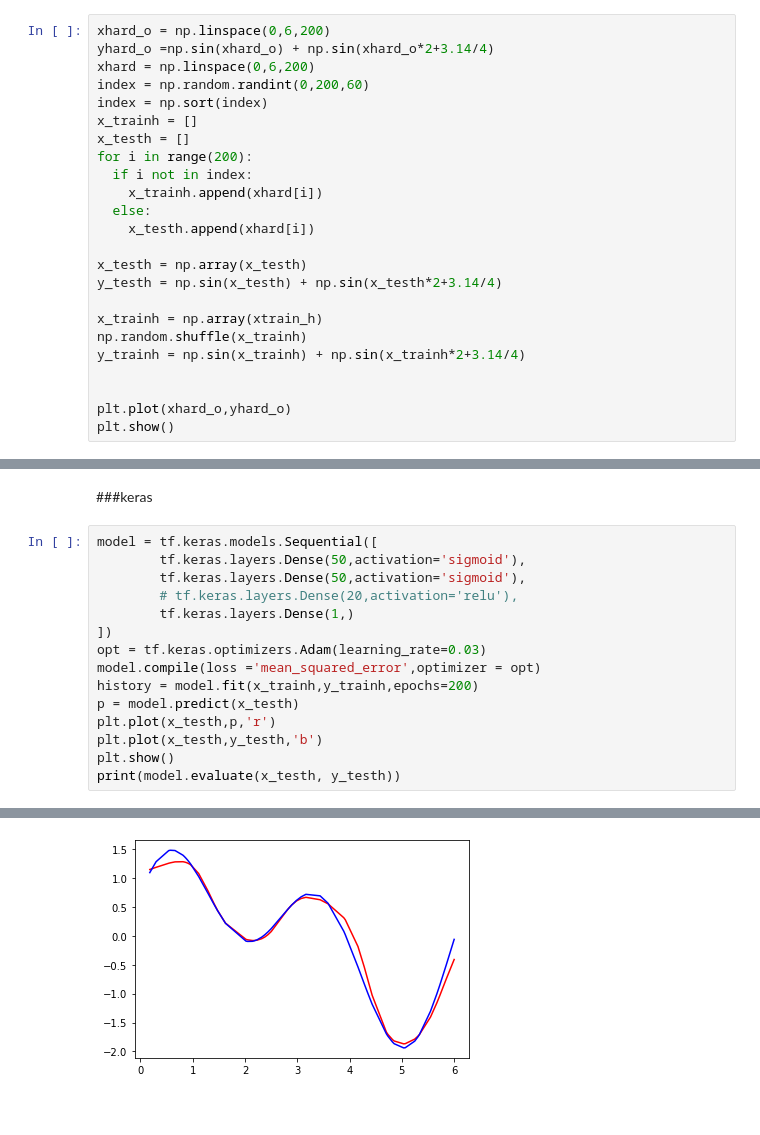
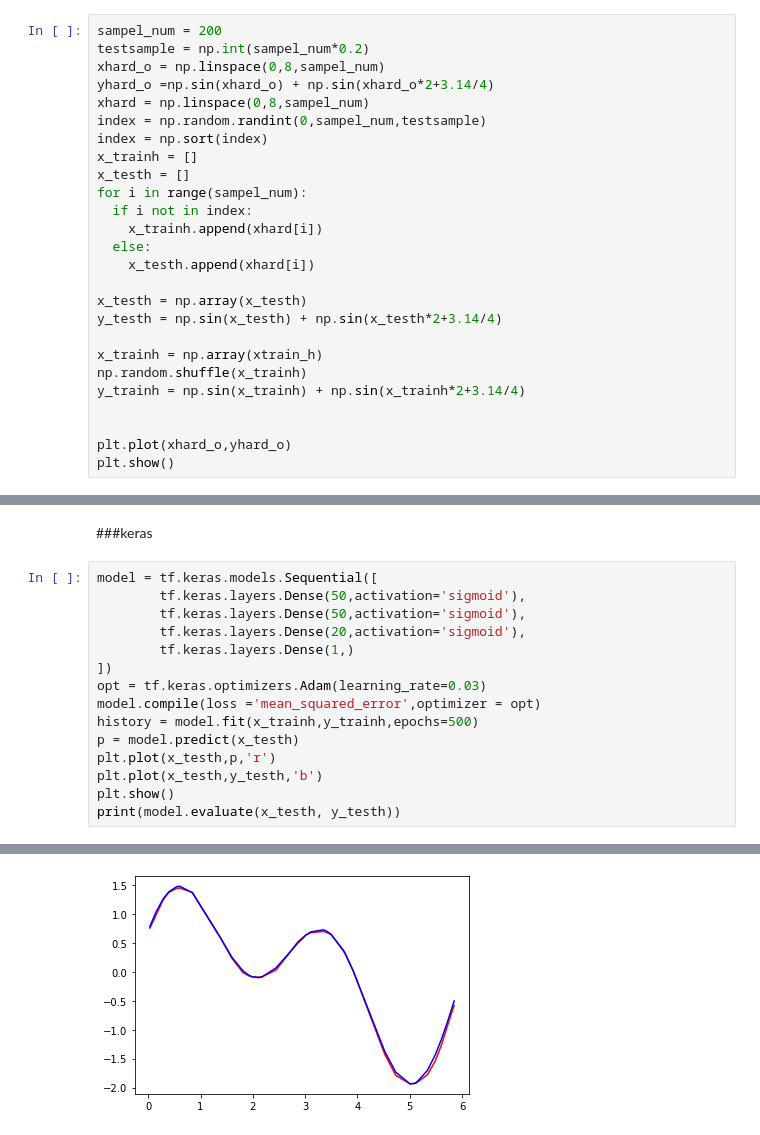
Before and after one commit to mahsaghn/MLP, a Jupyter notebook: mlp123.ipynb, the cells around one changed output, grey strips where cells are left out. Drawn from its saved outputs; the diff is of its cells as text.

```diff
--- a/mlp123.ipynb
+++ b/mlp123.ipynb
@@ -249,14 +249,16 @@ array([  1,   5,   7,   7,   9,  13,  13,  18,  18,  21,  38,  43,  49,
 # %% [markdown]
 ##hard
 # %%
-xhard_o = np.linspace(0,6,200)
+sampel_num = 200
+testsample = np.int(sampel_num*0.2)
+xhard_o = np.linspace(0,8,sampel_num)
 yhard_o =np.sin(xhard_o) + np.sin(xhard_o*2+3.14/4)
-xhard = np.linspace(0,6,200)
-index = np.random.randint(0,200,60)
+xhard = np.linspace(0,8,sampel_num)
+index = np.random.randint(0,sampel_num,testsample)
 index = np.sort(index)
 x_trainh = []
 x_testh = []
-for i in range(200):
+for i in range(sampel_num):
   if i not in index:
     x_trainh.append(xhard[i])
   else:
@@ -280,12 +282,12 @@ plt.show()
 model = tf.keras.models.Sequential([
         tf.keras.layers.Dense(50,activation='sigmoid'),
         tf.keras.layers.Dense(50,activation='sigmoid'),
-        # tf.keras.layers.Dense(20,activation='relu'),
+        tf.keras.layers.Dense(20,activation='sigmoid'),
         tf.keras.layers.Dense(1,)
 ])
 opt = tf.keras.optimizers.Adam(learning_rate=0.03)
 model.compile(loss ='mean_squared_error',optimizer = opt)
-history = model.fit(x_trainh,y_trainh,epochs=200)
+history = model.fit(x_trainh,y_trainh,epochs=500)
 p = model.predict(x_testh)
 plt.plot(x_testh,p,'r')
 plt.plot(x_testh,y_testh,'b')
@@ -312 +314 @@ Epoch 200/200
-[figure, old version]
+[figure, new version]
```
Also changed, not shown: parts of 4 cells of this notebook.
